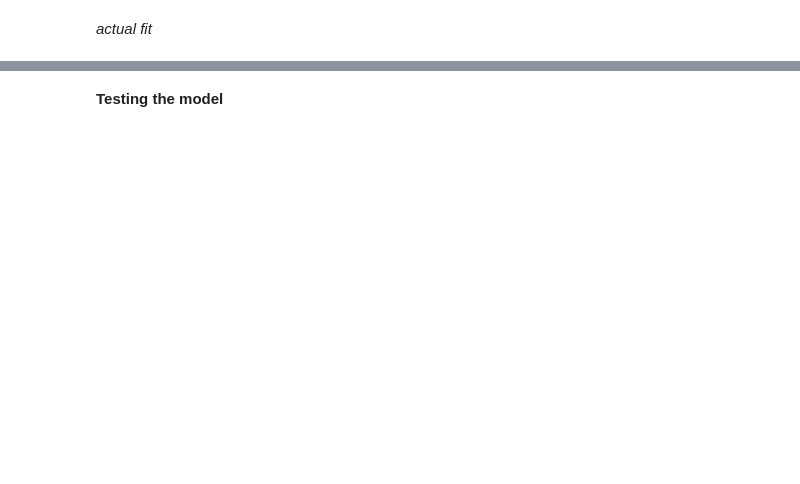
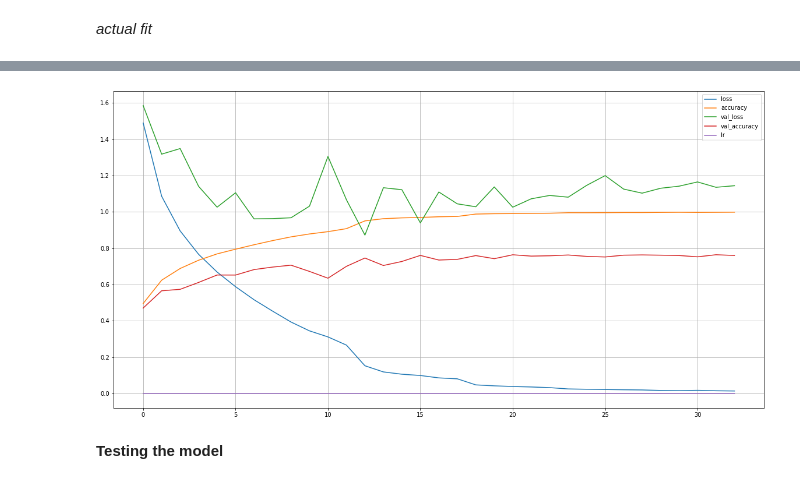
Before and after one commit to 18alantom/sc_challenges, a Jupyter notebook: week_2/Week 2 - Challenge 1.ipynb, the cells around one changed output, grey strips where cells are left out. Cells and saved outputs as stored; diff of their text form; code cells hidden in the pictures; blank space fills up the shorter version.

```diff
--- a/week_2/Week 2 - Challenge 1.ipynb
+++ b/week_2/Week 2 - Challenge 1.ipynb
@@ -435,0 +464,2 @@ losses, accuracies, best_weight = fit(model_pt, optim, sched, loss_func, dl, epo
+# %%
+losses, accuracies = fit(model_pt, optim, sched, loss_func, dl, epochs=20, is_test=False)
@@ -516,7 +575,7 @@ def lame_net(classes=10,name="lame_net"):
     dropout_2 = layers.Dropout(rate=0.4,)(conv3_1)
 
     flatten = layers.Flatten()(dropout_2)
-    softmax = layers.Dense(10,activation='softmax')(flatten)
+    softmax = layers.Dense(10,activation='softmax',kernel_regularizer=keras.regularizers.l2(0.0001))(flatten)
     return keras.Model(inputs=[input_],outputs=[softmax],name=name)
 # %%
 model_ke = lame_net(10,"lame_net")
@@ -565,9 +624,9 @@ early_stopping_cb = callbacks.EarlyStopping(min_delta=0.01,patience=20,restore_b
 
 *test run just an epoch*
 # %%
-_ = model_ke.fit(x=X_ke[TR][:384],
-                 y=y_ke[TR][:384],
-                 validation_data=(X_ke[VA][:128], y_ke[VA][:128]),
+_ = model_ke.fit(x=X_ke[TR][:micro_tr],
+                 y=y_ke[TR][:micro_tr],
+                 validation_data=(X_ke[VA][:micro_va], y_ke[VA][:micro_va]),
                  batch_size=64,
                  epochs=9,
                  callbacks = [lr_scheduler_cb, early_stopping_cb])
@@ -597,6 +656,6 @@ history = model_ke.fit(x=X_ke[TR],
                        y=y_ke[TR],
                        validation_data=(X_ke[VA], y_ke[VA]),
                        batch_size=64,
-                       epochs=100,
+                       epochs=40,
                        callbacks=[lr_scheduler_cb, early_stopping_cb])
 # %% [output]
@@ -621,7 +679,9 @@ KeyboardInterrupt: ignored
 # %%
-pd.DataFrameFrame(history.history).plot(figsize=(20, 10))
+pd.DataFrame(history.history).plot(figsize=(20, 10))
 plt.grid(True)
 plt.show()
+# %% [output]
+[figure, added]
 # %% [markdown]
 **Testing the model**
 # %%
```
Also changed, not shown: parts of 14 cells of this notebook, 1 other file.
